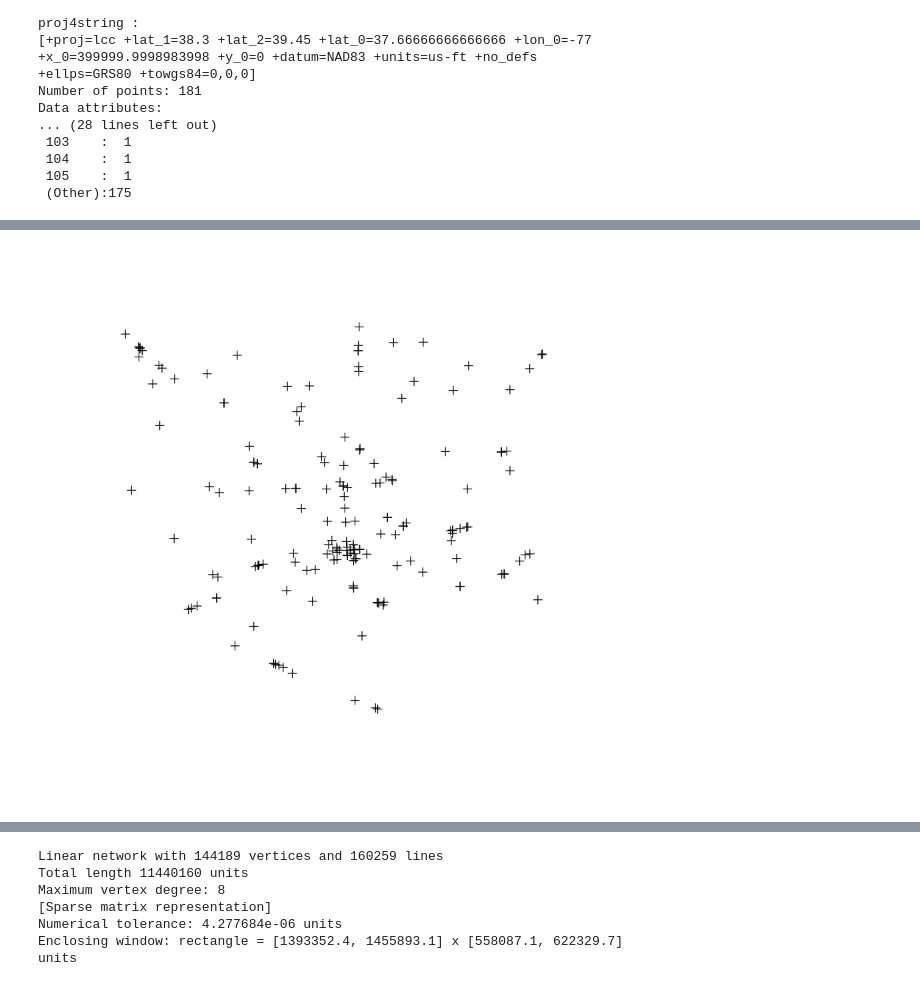
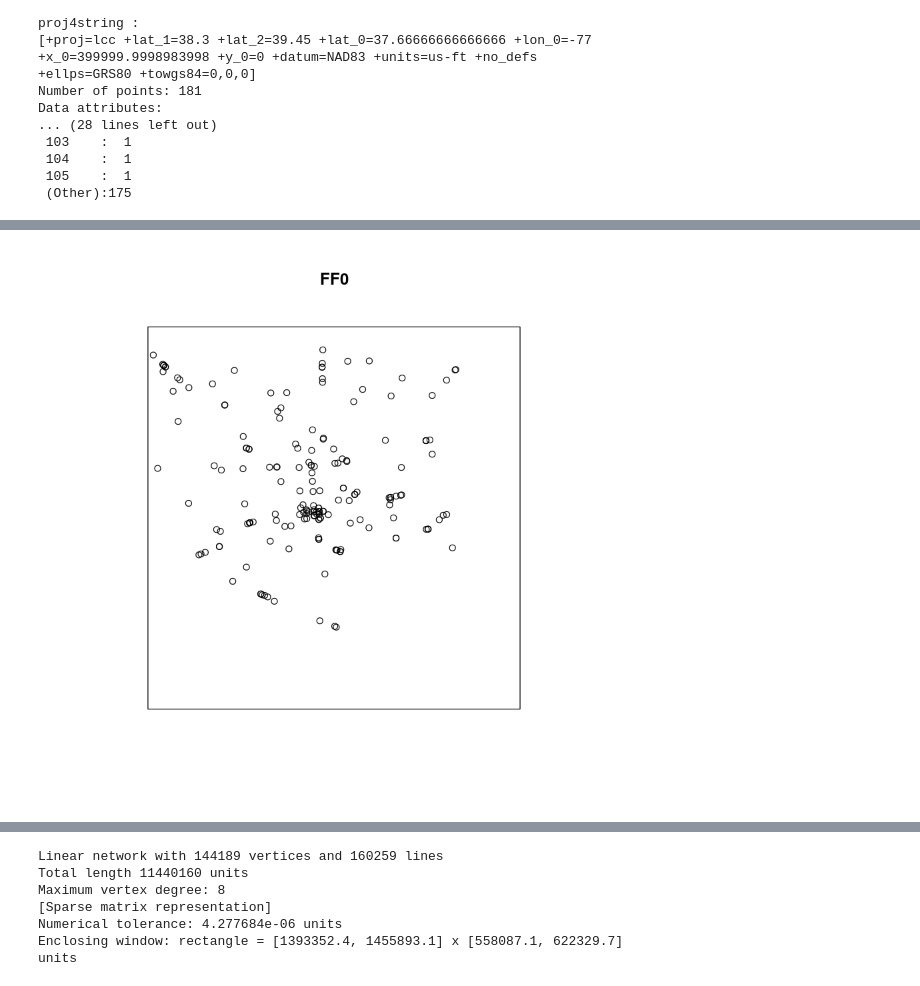
Before and after one commit to joshgoldman4/food-network, a Jupyter notebook: food network/fast food.ipynb, the cells around one changed output, grey strips where cells are left out. Saved outputs shown, nothing was run; the diff lists cells and outputs as text; code cells hidden in the pictures.

```diff
--- a/food network/fast food.ipynb
+++ b/food network/fast food.ipynb
@@ -93,0 +113,4 @@ Data attributes:
+# %%
+win <- owin(c(1393352.4, 1455893.1), c(558087.1, 622329.7))
+summary(win)
+FF0 <- as.ppp(coordinates(ff), win, marks=ff$Name)
@@ -94,5 +132,4 @@ Data attributes:
 # %%
-plot(ff
-    )
+plot(FF0)
 # %% [output]
-[figure, old version]
+[figure, new version]
```
Also changed, not shown: parts of 8 cells of this notebook.
